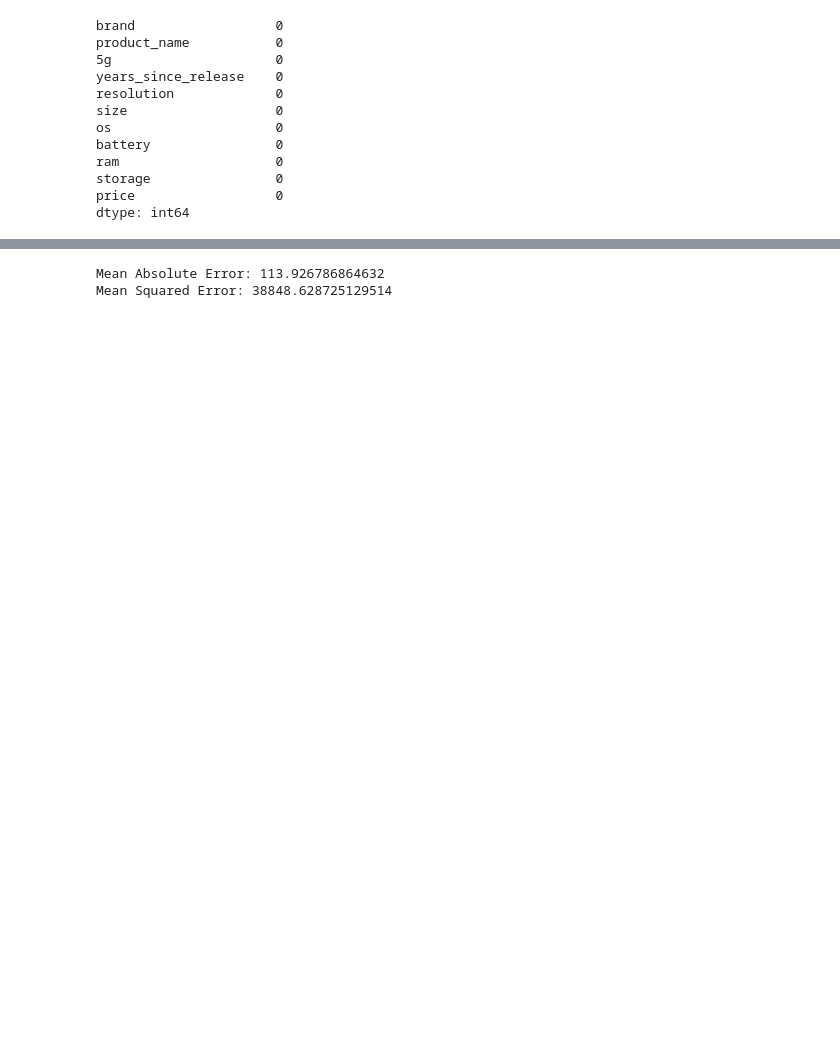
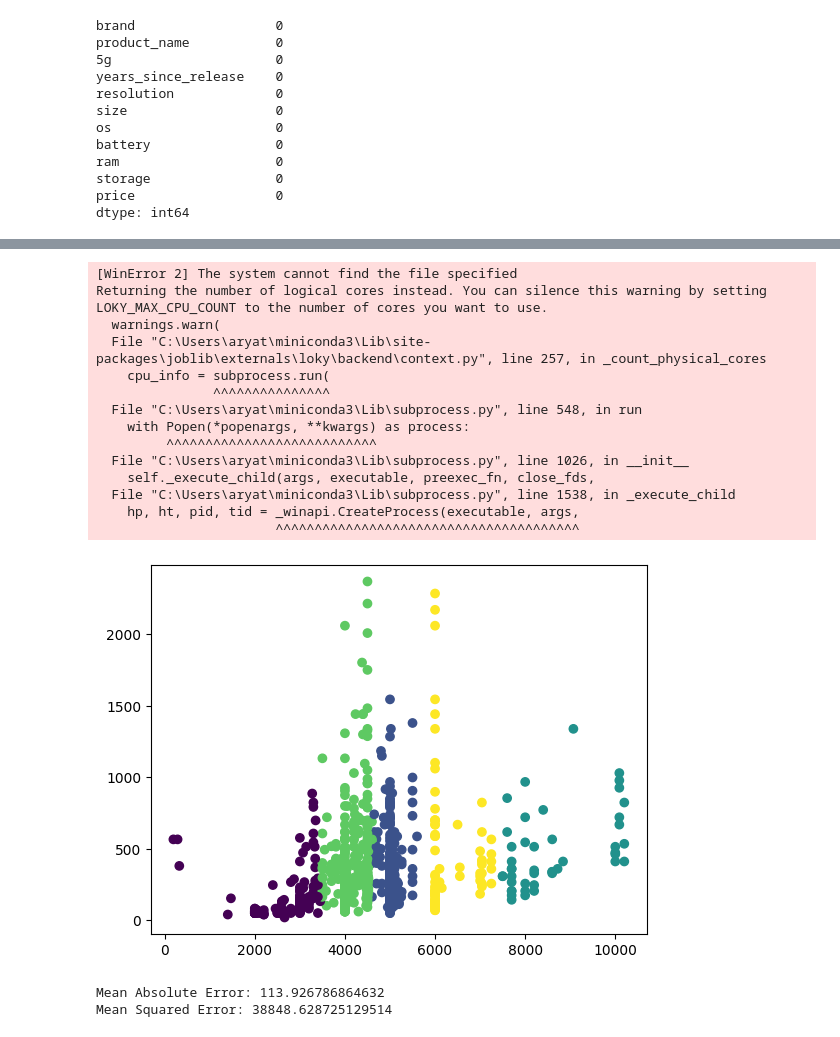
Before and after one commit to geek-kid/QueraProjectPhone, a Jupyter notebook: mobile.ipynb, the cells around one changed output, grey strips where cells are left out. Saved outputs shown, nothing was run; the diff lists cells and outputs as text; code cells hidden in the pictures; blank space fills up the shorter version.

```diff
--- a/mobile.ipynb
+++ b/mobile.ipynb
@@ -57,6 +58,9 @@ for f in file_names:
             price = data_cleaner.parse_price(spec.get("Misc", list(dict())))
             if not price:
                 continue
+            battery = data_cleaner.get_battery(spec.get("Battery", list(dict())))
+            if not battery:
+                continue
             product_features = {
                 "brand": "".join(char for char in brand if not char.isdigit()),
                 "product_name": product_name,
@@ -65,7 +69,7 @@ for f in file_names:
                 "resolution": display_information[0],
                 "size": display_information[1],
                 "os": data_cleaner.os_parser(spec.get("Platform", list(dict()))),
-                "battery": data_cleaner.get_battery(spec.get("Battery", list(dict()))),
+                "battery": battery,
                 "ram": memory_data[0],
                 "storage": memory_data[1],
                 "price": price
@@ -159,3 +147,28 @@ plt.show()
+# %%
+
+x = detailed_df["battery"].tolist()
+y = detailed_df["price"].tolist()
+data = list(zip(x, y))
+kmeans = KMeans(n_clusters=5)
+kmeans.fit(data)
+plt.scatter(x, y, c=kmeans.labels_)
+plt.show()
+# %% [output]
+[WinError 2] The system cannot find the file specified
+Returning the number of logical cores instead. You can silence this warning by setting LOKY_MAX_CPU_COUNT to the number of cores you want to use.
+  warnings.warn(
+  File "C:\Users\aryat\miniconda3\Lib\site-packages\joblib\externals\loky\backend\context.py", line 257, in _count_physical_cores
+    cpu_info = subprocess.run(
+               ^^^^^^^^^^^^^^^
+  File "C:\Users\aryat\miniconda3\Lib\subprocess.py", line 548, in run
+    with Popen(*popenargs, **kwargs) as process:
+         ^^^^^^^^^^^^^^^^^^^^^^^^^^^
+  File "C:\Users\aryat\miniconda3\Lib\subprocess.py", line 1026, in __init__
+    self._execute_child(args, executable, preexec_fn, close_fds,
+  File "C:\Users\aryat\miniconda3\Lib\subprocess.py", line 1538, in _execute_child
+    hp, ht, pid, tid = _winapi.CreateProcess(executable, args,
+                       ^^^^^^^^^^^^^^^^^^^^^^^^^^^^^^^^^^^^^^^
+[figure, added]
 # %%
 label_encoder_brand = LabelEncoder()
 label_encoder_product = LabelEncoder()
```
Also changed, not shown: parts of 5 cells of this notebook, 1 other file.
